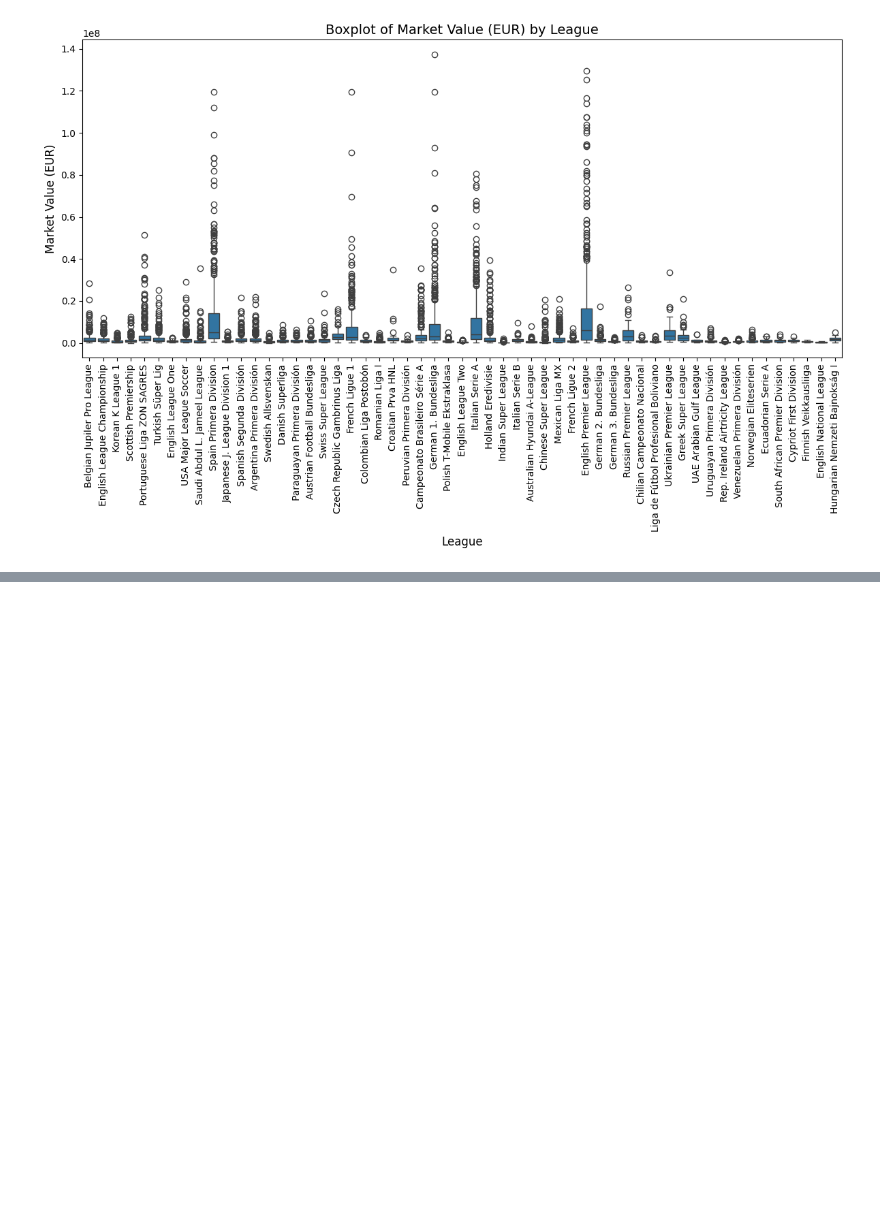
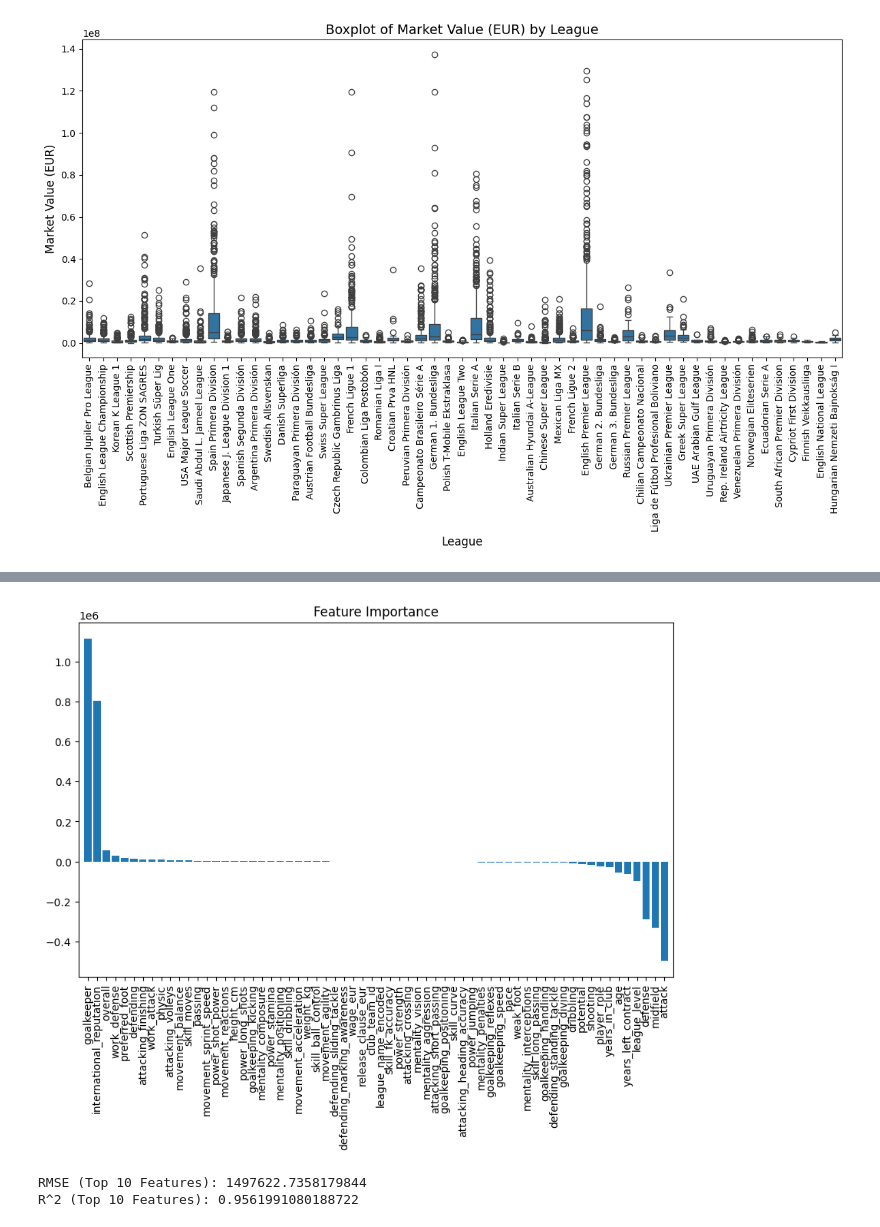
Before and after one commit to shortstax23/Machine_learning_project, a Jupyter notebook: main.ipynb, the cells around one changed output, grey strips where cells are left out. Cells and saved outputs as stored; diff of their text form; code cells hidden in the pictures; blank space fills up the shorter version.

```diff
--- a/main.ipynb
+++ b/main.ipynb
@@ -95,0 +213,28 @@ plt.show()
+# %%
+# feature importance
+importance = model.coef_
+feature_names = X.columns
+indices = np.argsort(importance)[::-1]
+plt.figure(figsize=(10, 6))
+plt.title("Feature Importance")
+plt.bar(range(X.shape[1]), importance[indices], align="center")
+plt.xticks(range(X.shape[1]), feature_names[indices], rotation=90)
+plt.xlim([-1, X.shape[1]])
+plt.show()
+# %% [output]
+[figure, added]
+# %%
+# NOW CONSIDER ONLY TOP 10 MOST CORRELATED FEATURES
+X_top_10 = df_filtered[top_10_features]
+X_train_top_10, X_test_top_10, y_train_top_10, y_test_top_10 = train_test_split(X_top_10, y, test_size=0.2, random_state=42)
+X_train_top_10_imputed = imputer.fit_transform(X_train_top_10)
+X_test_top_10_imputed = imputer.transform(X_test_top_10)
+model.fit(X_train_top_10_imputed, y_train_top_10)
+y_pred_top_10 = model.predict(X_test_top_10_imputed)
+rmse_top_10 = np.sqrt(mean_squared_error(y_test_top_10, y_pred_top_10))
+r2_top_10 = r2_score(y_test_top_10, y_pred_top_10)
+print(f"RMSE (Top 10 Features): {rmse_top_10}")
+print(f"R^2 (Top 10 Features): {r2_top_10}")
+# %% [output]
+RMSE (Top 10 Features): 1497622.7358179844
+R^2 (Top 10 Features): 0.9561991080188722
```
Also changed, not shown: parts of 21 cells of this notebook.
